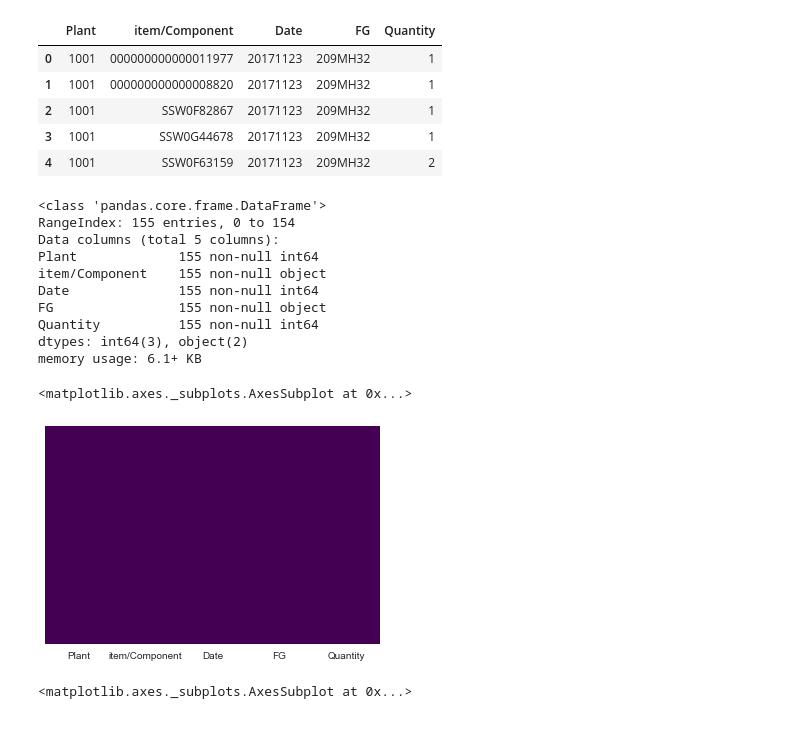
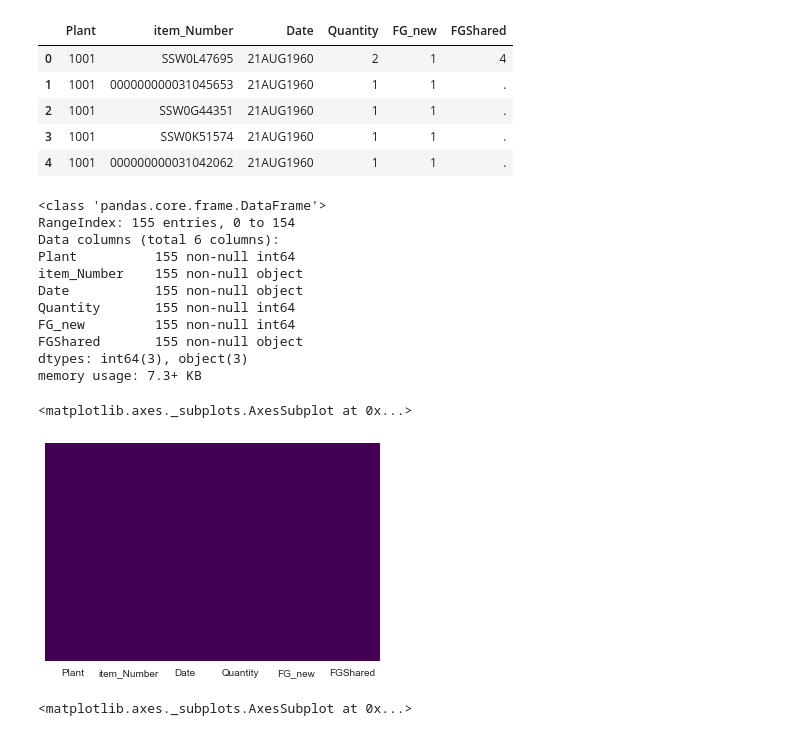
Before and after one commit to BigTerk/DSC541Lonovo, a Jupyter notebook: Lenovo.ipynb, the cells around one changed output. Drawn from its saved outputs; the diff is of its cells as text; code cells hidden in the pictures.

```diff
--- a/Lenovo.ipynb
+++ b/Lenovo.ipynb
@@ -4,6 +4,7 @@ import matplotlib.pyplot as plt
 import seaborn as sns
 import numpy as np
 import re
+import random
 
 
 # Figures inline and set visualization style
@@ -13,32 +14,34 @@ sns.set()
 # Import data
 df_lenovo = pd.read_csv(r'C:\Users\gst8882\Desktop\DSC541\lenovo.csv')
 
-df_lenovo.head()
+df_lenovo2 = pd.read_csv(r'C:\Users\gst8882\Desktop\DSC541\new2_lenovo.csv')
+df_lenovo2.head()
 # %% [output]
-|  | Plant | item/Component | Date | FG | Quantity |
-| 0 | 1001 | 000000000000011977 | 20171123 | 209MH32 | 1 |
-| 1 | 1001 | 000000000000008820 | 20171123 | 209MH32 | 1 |
-| 2 | 1001 | SSW0F82867 | 20171123 | 209MH32 | 1 |
-| 3 | 1001 | SSW0G44678 | 20171123 | 209MH32 | 1 |
-| 4 | 1001 | SSW0F63159 | 20171123 | 209MH32 | 2 |
+|  | Plant | item_Number | Date | Quantity | FG_new | FGShared |
+| 0 | 1001 | SSW0L47695 | 21AUG1960 | 2 | 1 | 4 |
+| 1 | 1001 | 000000000031045653 | 21AUG1960 | 1 | 1 | . |
+| 2 | 1001 | SSW0G44351 | 21AUG1960 | 1 | 1 | . |
+| 3 | 1001 | SSW0K51574 | 21AUG1960 | 1 | 1 | . |
+| 4 | 1001 | 000000000031042062 | 21AUG1960 | 1 | 1 | . |
 # %%
-df_lenovo.info()
+df_lenovo2.info()
 # %% [output]
 <class 'pandas.core.frame.DataFrame'>
 RangeIndex: 155 entries, 0 to 154
-Data columns (total 5 columns):
-Plant             155 non-null int64
-item/Component    155 non-null object
-Date              155 non-null int64
-FG                155 non-null object
-Quantity          155 non-null int64
-dtypes: int64(3), object(2)
-memory usage: 6.1+ KB
+Data columns (total 6 columns):
+Plant          155 non-null int64
+item_Number    155 non-null object
+Date           155 non-null object
+Quantity       155 non-null int64
+FG_new         155 non-null int64
+FGShared       155 non-null object
+dtypes: int64(3), object(3)
+memory usage: 7.3+ KB
 # %%
-sns.heatmap(df_lenovo.isnull(),yticklabels=False,cbar=False,cmap='viridis')
+sns.heatmap(df_lenovo2.isnull(),yticklabels=False,cbar=False,cmap='viridis')
 # %% [output]
 <matplotlib.axes._subplots.AxesSubplot at 0x...>
-[figure, old version]
+[figure, new version]
 # %%
 sns.countplot(x='Plant', data=df_lenovo)
 # one plant
```
Also changed, not shown: parts of 15 cells of this notebook.
